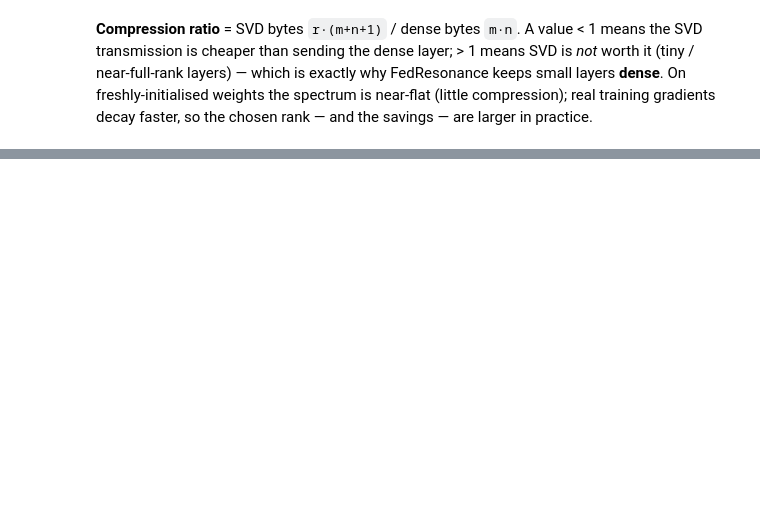
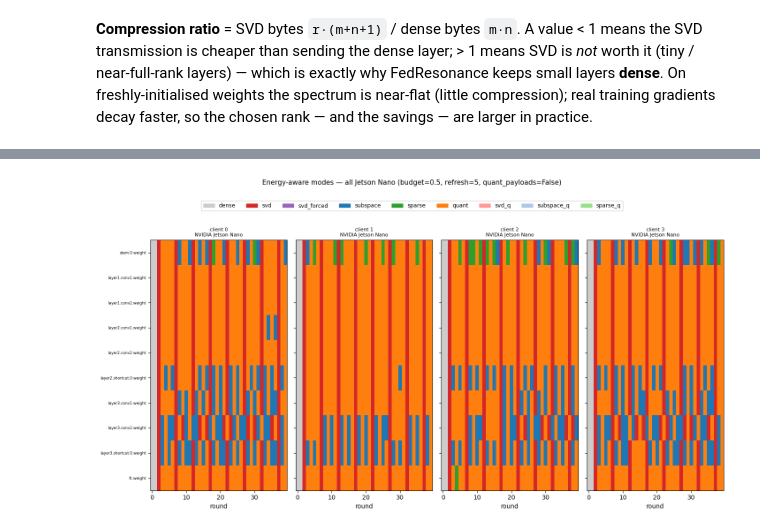
Before and after one commit to Yunpei24/fedlab_zmq, a Jupyter notebook: notebooks/fed_resonance_compression_explorer.ipynb, the cells around one changed output, grey strips where cells are left out. Cells and saved outputs as stored; diff of their text form; code cells hidden in the pictures; blank space fills up the shorter version.

```diff
--- a/notebooks/fed_resonance_compression_explorer.ipynb
+++ b/notebooks/fed_resonance_compression_explorer.ipynb
@@ -229,0 +520,72 @@ plt.tight_layout(); plt.show()
+# %%
+# Energy-aware modes across hardware. Reusable runner: profile_of(client_id) sets
+# each client's DeviceProfile, so the SAME algorithm sees different energy trade-offs.
+from hardware.profiles import DEVICE_PROFILES
+from collections import Counter
+from matplotlib.colors import ListedColormap
+
+_MODES = ["dense","svd","svd_forced","subspace","sparse","quant",
+          "svd_q","subspace_q","sparse_q"]   # *_q = structural mode  quant payload
+_MCOL  = {"dense":"#cccccc","svd":"#d62728","svd_forced":"#9467bd",
+          "subspace":"#1f77b4","sparse":"#2ca02c","quant":"#ff7f0e",
+          "svd_q":"#ff9896","subspace_q":"#aec7e8","sparse_q":"#98df8a"}
+
+def run_energy_aware(profile_of, *, label, num_clients=10, rounds=40, shown=(0,1,2,3),
+                     budget=0.5, refresh_period=5, quant_bits=8, subset=256,
+                     quantize_payloads=False, payload_bits=8):
+    torch.manual_seed(0)
+    def mk(c):
+        dl = get_dataloader("cifar10","train","dirichlet", client_id=c,
+                            num_clients=num_clients, alpha=0.5, batch_size=64, seed=42)
+        n = min(subset, len(dl.dataset))
+        return DataLoader(Subset(dl.dataset, list(range(n))), batch_size=64, shuffle=True)
+    loaders = {c: mk(c) for c in range(num_clients)}
+    algo = FedResonance()
+    base = dict(algo.get_default_config())
+    base.update(dict(lr=0.01, local_epochs=1, optimizer="sgd", momentum=0.9,
+                     weight_decay=1e-4, warmup_rounds=2, battery_max_j=200_000.0,
+                     energy_scale_factor=3.0, use_error_feedback=True, svd_fast=True,
+                     energy_aware_selection=True, error_budget=budget, quant_bits=quant_bits,
+                     ea_basis_refresh_period=refresh_period,
+                     ea_quantize_payloads=quantize_payloads, ea_payload_bits=payload_bits,
+                     device=DEV))
+    g  = get_model("resnet8","cifar10").to(DEV)
+    cm = get_model("resnet8","cifar10").to(DEV)
+    st = {c: ClientState(client_id=c, battery_j=base["battery_max_j"]) for c in range(num_clients)}
+    rec = {c: [] for c in shown}
+    for r in range(rounds):
+        gsd = g.state_dict(); cups = []
+        for c in range(num_clients):
+            cm.load_state_dict(gsd)
+            cfg = dict(base); cfg["device_profile"] = profile_of(c)   # per-client hardware
+            upd, meta = algo.client_update(cm, loaders[c], st[c], cfg)
+            cups.append((upd, meta, st[c]))
+            if c in shown: rec[c].append(meta["mode_per_layer"])
+        res = algo.server_aggregate(g, cups, r, cfg); g.load_state_dict(res.new_weights)
+
+    cmap = ListedColormap([_MCOL[m] for m in _MODES]); midx = {m:i for i,m in enumerate(_MODES)}
+    layers = list(rec[shown[0]][0].keys())
+    dyn = [l for l in layers if any(rec[shown[0]][r].get(l) != "dense" for r in range(rounds))]
+    fig, axes = plt.subplots(1, len(shown), figsize=(3.6*len(shown), 7), sharey=True)
+    for ax, c in zip(axes, shown):
+        M = np.array([[midx.get(rec[c][r].get(l,"dense"),0) for r in range(rounds)] for l in dyn])
+        ax.imshow(M, aspect="auto", cmap=cmap, vmin=0, vmax=len(_MODES)-1, interpolation="nearest")
+        ax.set_title(f"client {c}\n{profile_of(c).name}", fontsize=8); ax.set_xlabel("round")
+    axes[0].set_yticks(range(len(dyn))); axes[0].set_yticklabels(dyn, fontsize=6)
+    handles = [plt.Rectangle((0,0),1,1,color=_MCOL[m]) for m in _MODES]
+    fig.legend(handles, _MODES, ncol=len(_MODES), loc="upper center",
+               bbox_to_anchor=(0.5,1.03), fontsize=9)
+    fig.suptitle(f"Energy-aware modes — {label} (budget={budget}, refresh={refresh_period}, "
+                 f"quant_payloads={quantize_payloads})",
+                 y=1.09, fontsize=11)
+    plt.tight_layout(); plt.show()
+    print(f"[{label}] client {shown[0]} ({profile_of(shown[0]).name}) — modes per round:")
+    for r in range(0, rounds, max(1, rounds//10)):
+        print(f"  round {r:>2}: {dict(Counter(rec[shown[0]][r].values()))}")
+    return rec
+
+# (1) ALL-JETSON fleet — cheap compute => svd/subspace win on the big layers.
+JET = DEVICE_PROFILES["jetson_nano"]
+_ = run_energy_aware(lambda c: JET, label="all Jetson Nano", refresh_period=5, budget=0.5)
+# %% [output]
+[figure, added]
```
Also changed, not shown: parts of 15 cells of this notebook, 32 other files.
